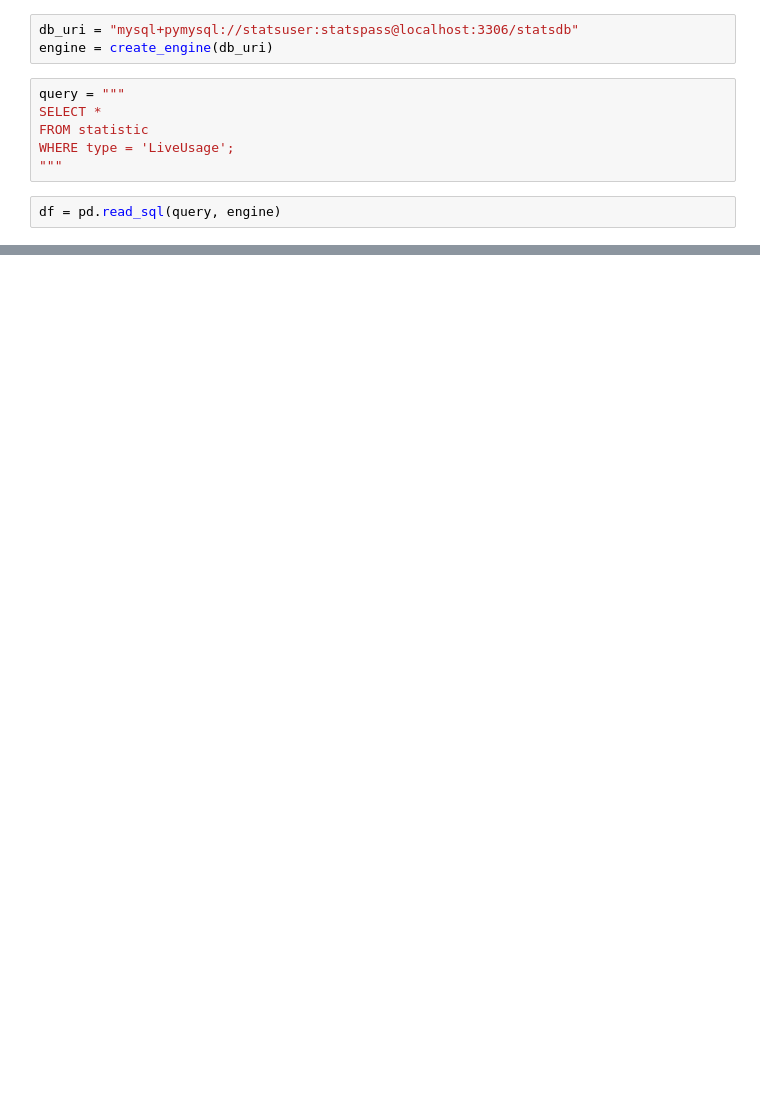
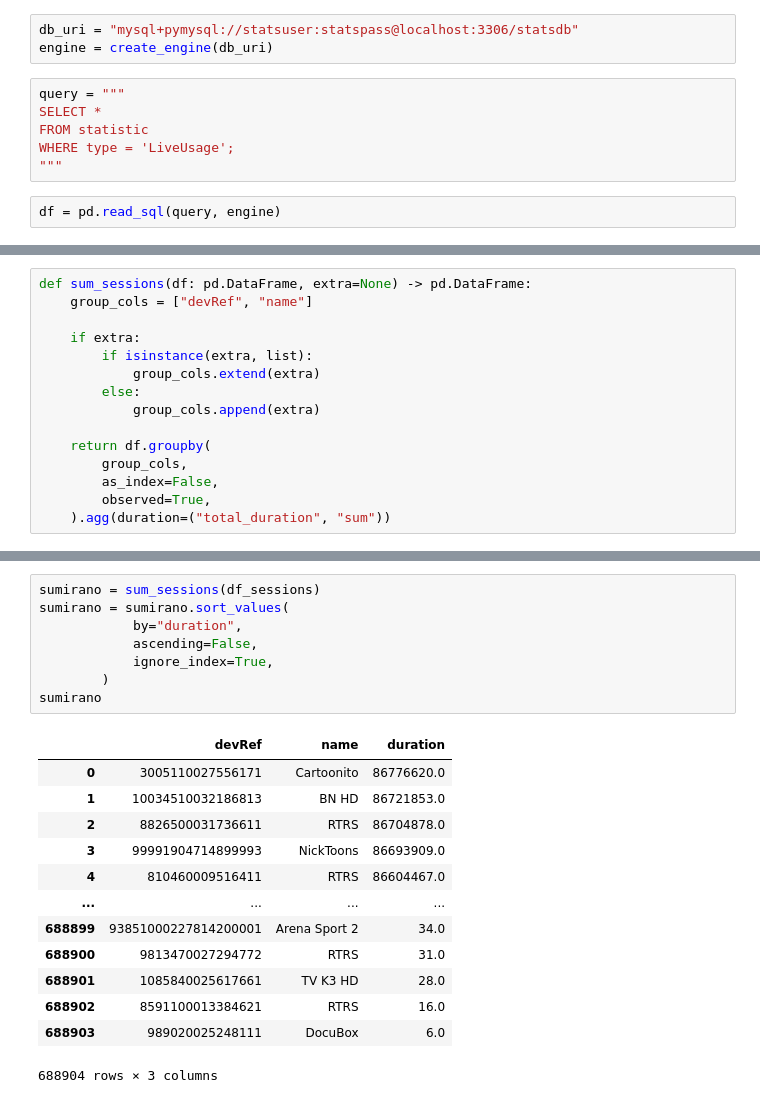
Before and after one commit to Radomir00/tv-channel-stats, a Jupyter notebook: ipynb/test.ipynb, the cells around one changed output, grey strips where cells are left out. Saved outputs shown, nothing was run; the diff lists cells and outputs as text; blank space fills up the shorter version.

```diff
--- a/ipynb/test.ipynb
+++ b/ipynb/test.ipynb
@@ -80,0 +433,15 @@ timeshift
+# %%
+def sum_sessions(df: pd.DataFrame, extra=None) -> pd.DataFrame:
+    group_cols = ["devRef", "name"]
+
+    if extra:
+        if isinstance(extra, list):
+            group_cols.extend(extra)
+        else:
+            group_cols.append(extra)
+
+    return df.groupby(
+        group_cols,
+        as_index=False,
+        observed=True,
+    ).agg(duration=("total_duration", "sum"))
@@ -80,0 +484,22 @@ timeshift
+# %%
+sumirano = sum_sessions(df_sessions)
+sumirano = sumirano.sort_values(
+            by="duration",
+            ascending=False,
+            ignore_index=True,
+        )
+sumirano
+# %% [output]
+|  | devRef | name | duration |
+| 0 | 3005110027556171 | Cartoonito | 86776620.0 |
+| 1 | 10034510032186813 | BN HD | 86721853.0 |
+| 2 | 8826500031736611 | RTRS | 86704878.0 |
+| 3 | 99991904714899993 | NickToons | 86693909.0 |
+| 4 | 810460009516411 | RTRS | 86604467.0 |
+| ... | ... | ... | ... |
+| 688899 | 93851000227814200001 | Arena Sport 2 | 34.0 |
+| 688900 | 9813470027294772 | RTRS | 31.0 |
+| 688901 | 1085840025617661 | TV K3 HD | 28.0 |
+| 688902 | 8591100013384621 | RTRS | 16.0 |
+| 688903 | 989020025248111 | DocuBox | 6.0 |
+688904 rows × 3 columns
```
Also changed, not shown: parts of 20 cells of this notebook, 13 other files.
